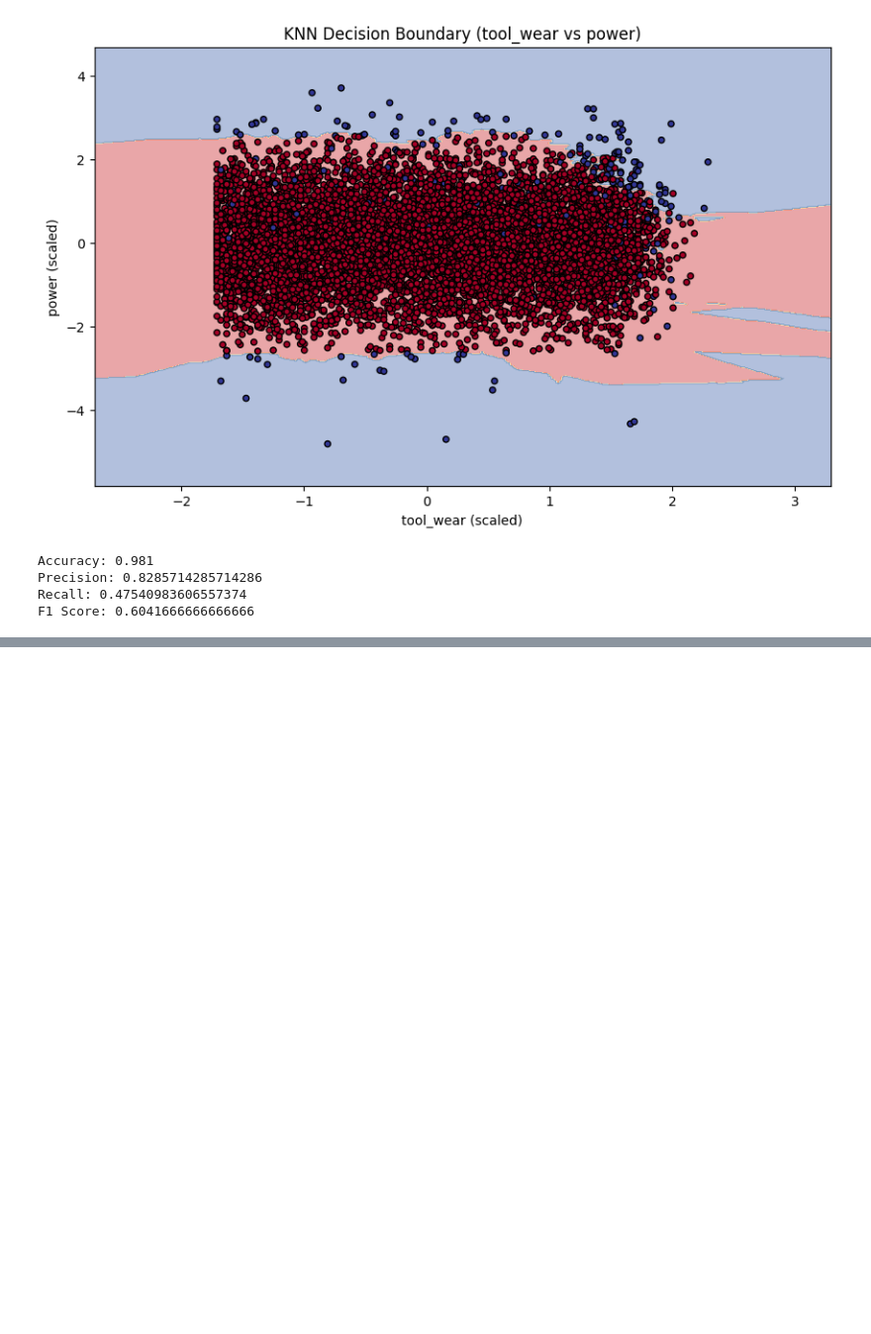
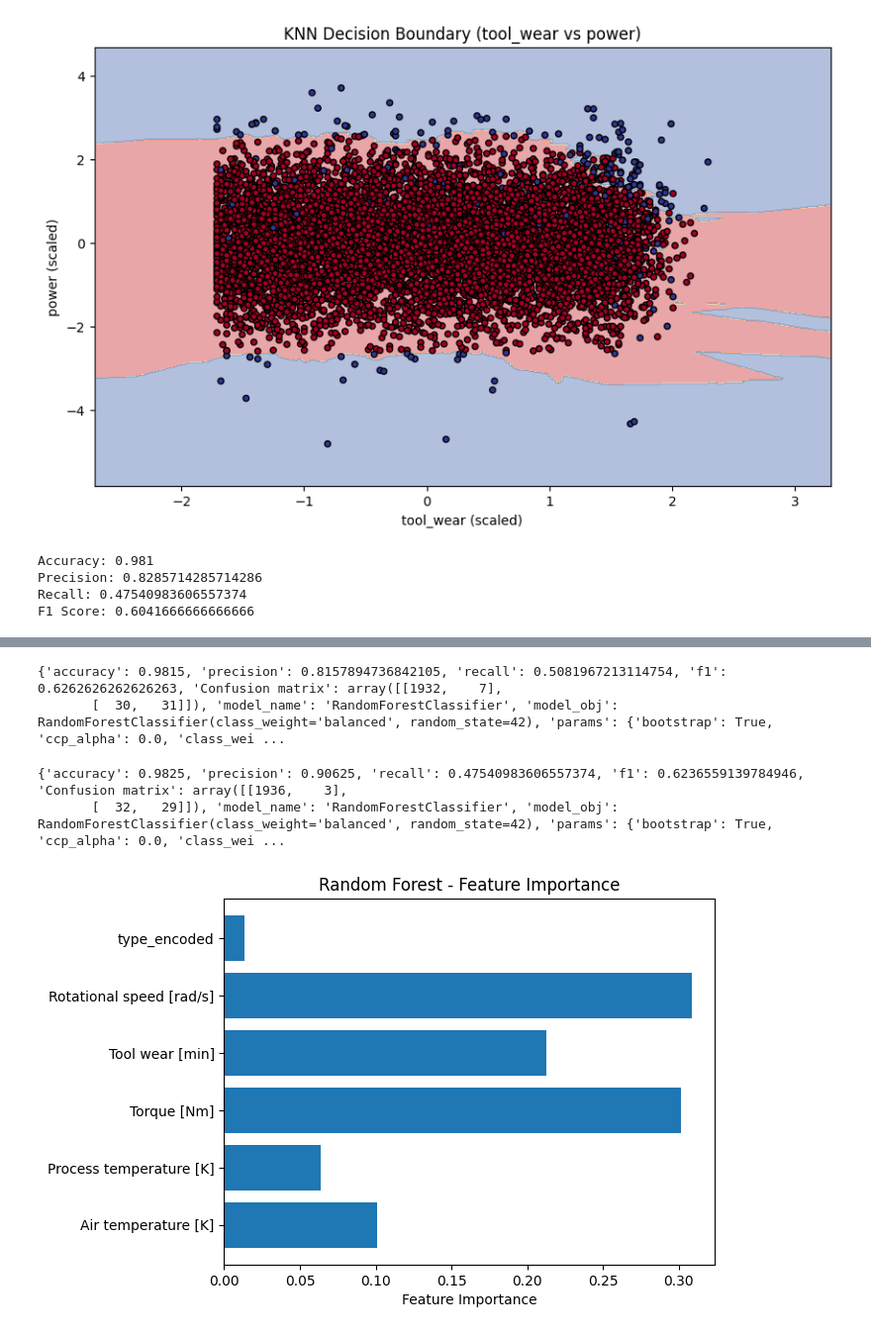
Before and after one commit to ABDURRAHMANKABEER/AI-learning-Journey, a Jupyter notebook: week_2/model_selection_and_training.ipynb, the cells around one changed output, grey strips where cells are left out. Shown at 99% size. Drawn from its saved outputs; the diff is of its cells as text; code cells hidden in the pictures; blank space fills up the shorter version.

```diff
--- a/week_2/model_selection_and_training.ipynb
+++ b/week_2/model_selection_and_training.ipynb
@@ -139,0 +212,37 @@ F1 Score: 0.6041666666666666
+# %%
+#Random forest classifier
+from sklearn.ensemble import RandomForestClassifier
+
+X = selected_features.drop(columns=["Torque [Nm]", "Rotational speed [rad/s]"])
+rf = RandomForestClassifier(
+    n_estimators=100,
+    max_depth=None,
+    class_weight='balanced', #for imbalanced data
+    random_state=42
+)
+
+model = Model(X, Y)
+results_rf = model.run(rf)
+print(results_rf)
+# %% [output]
+{'accuracy': 0.9815, 'precision': 0.8157894736842105, 'recall': 0.5081967213114754, 'f1': 0.6262626262626263, 'Confusion matrix': array([[1932,    7],
+       [  30,   31]]), 'model_name': 'RandomForestClassifier', 'model_obj': RandomForestClassifier(class_weight='balanced', random_state=42), 'params': {'bootstrap': True, 'ccp_alpha': 0.0, 'class_wei ...
+# %%
+#trying with torque and rotational speed
+X = selected_features.drop(columns=["Power [W]"])
+model = Model(X, Y)
+results_rf = model.run(rf)
+print(results_rf)
+# %% [output]
+{'accuracy': 0.9825, 'precision': 0.90625, 'recall': 0.47540983606557374, 'f1': 0.6236559139784946, 'Confusion matrix': array([[1936,    3],
+       [  32,   29]]), 'model_name': 'RandomForestClassifier', 'model_obj': RandomForestClassifier(class_weight='balanced', random_state=42), 'params': {'bootstrap': True, 'ccp_alpha': 0.0, 'class_wei ...
+# %%
+#feature importance
+importances = results_rf['model_obj'].feature_importances_
+features = ['Air temperature [K]', 'Process temperature [K]', 'Torque [Nm]', 'Tool wear [min]', 'Rotational speed [rad/s]', 'type_encoded']  # or add 'power' if used
+plt.barh(features, importances)
+plt.xlabel("Feature Importance")
+plt.title("Random Forest - Feature Importance")
+plt.show()
+# %% [output]
+[figure, added]
```
Also changed, not shown: parts of 4 cells of this notebook, 3 other files.
